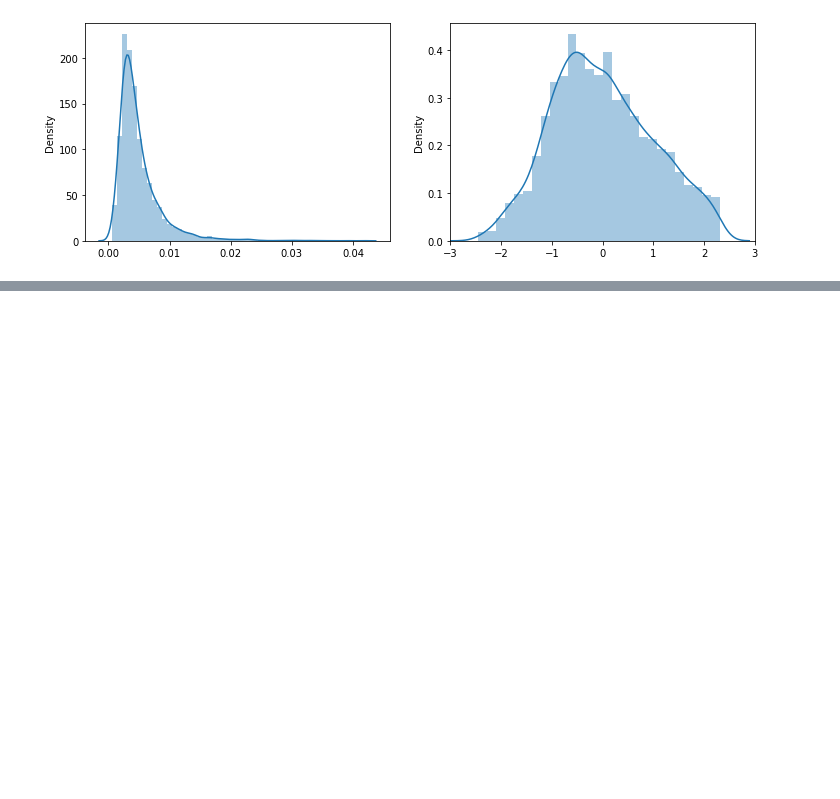
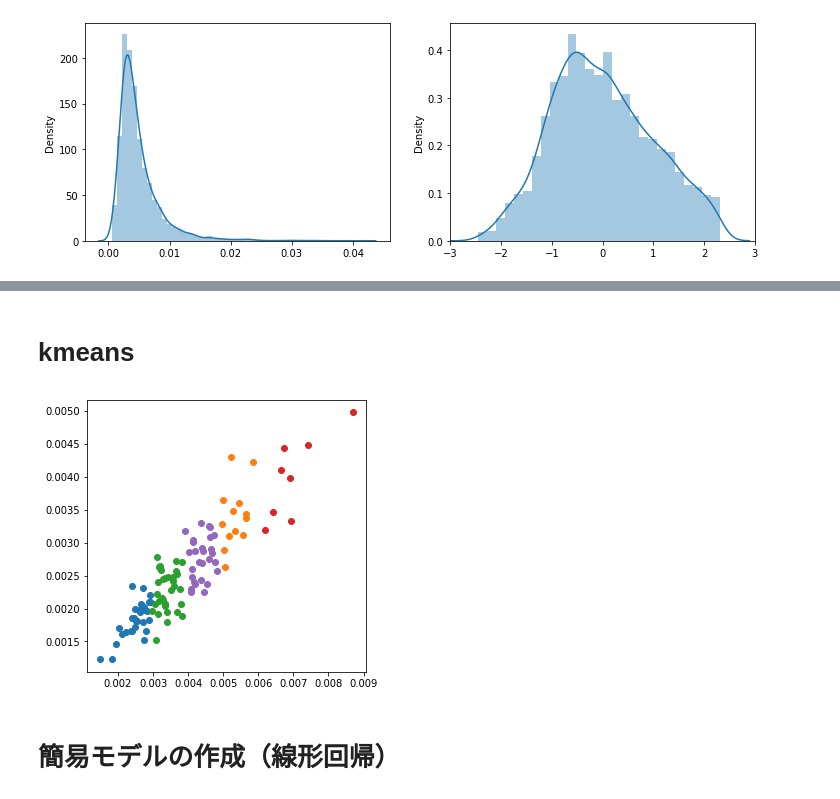
Before and after one commit to mahiro72/kaggle_OptiverRealizedVolatilityPrediction, a Jupyter notebook: eda/eda_0811.ipynb, the cells around one changed output, grey strips where cells are left out. Saved outputs shown, nothing was run; the diff lists cells and outputs as text; code cells hidden in the pictures; blank space fills up the shorter version.

```diff
--- a/eda/eda_0811.ipynb
+++ b/eda/eda_0811.ipynb
@@ -388,0 +483,2 @@ for i in [1,2,10,30,100]:
+# %% [markdown]
+# kmeans
@@ -388,0 +487,19 @@ for i in [1,2,10,30,100]:
+# %%
+nc = 5
+# cust_array = stock.iloc[:,1:4]
+# 全部の変数使ったらだめ
+# sum (meanと被るのでいらない)
+# count (全部ほぼ同じ)
+
+labels = KMeans(n_clusters=nc).fit_predict(stock.iloc[:,1:4])
+
+plt.figure(figsize=(5,5))
+for i in range(nc):
+    xx = stock['mean'][labels==i]
+    yy = stock['std'][labels==i]
+    plt.plot(xx,yy,'o')
+plt.show()
+# %% [output]
+[figure, added]
+# %% [markdown]
+# 簡易モデルの作成（線形回帰）
```
Also changed, not shown: parts of 24 cells of this notebook, 1 other file.
